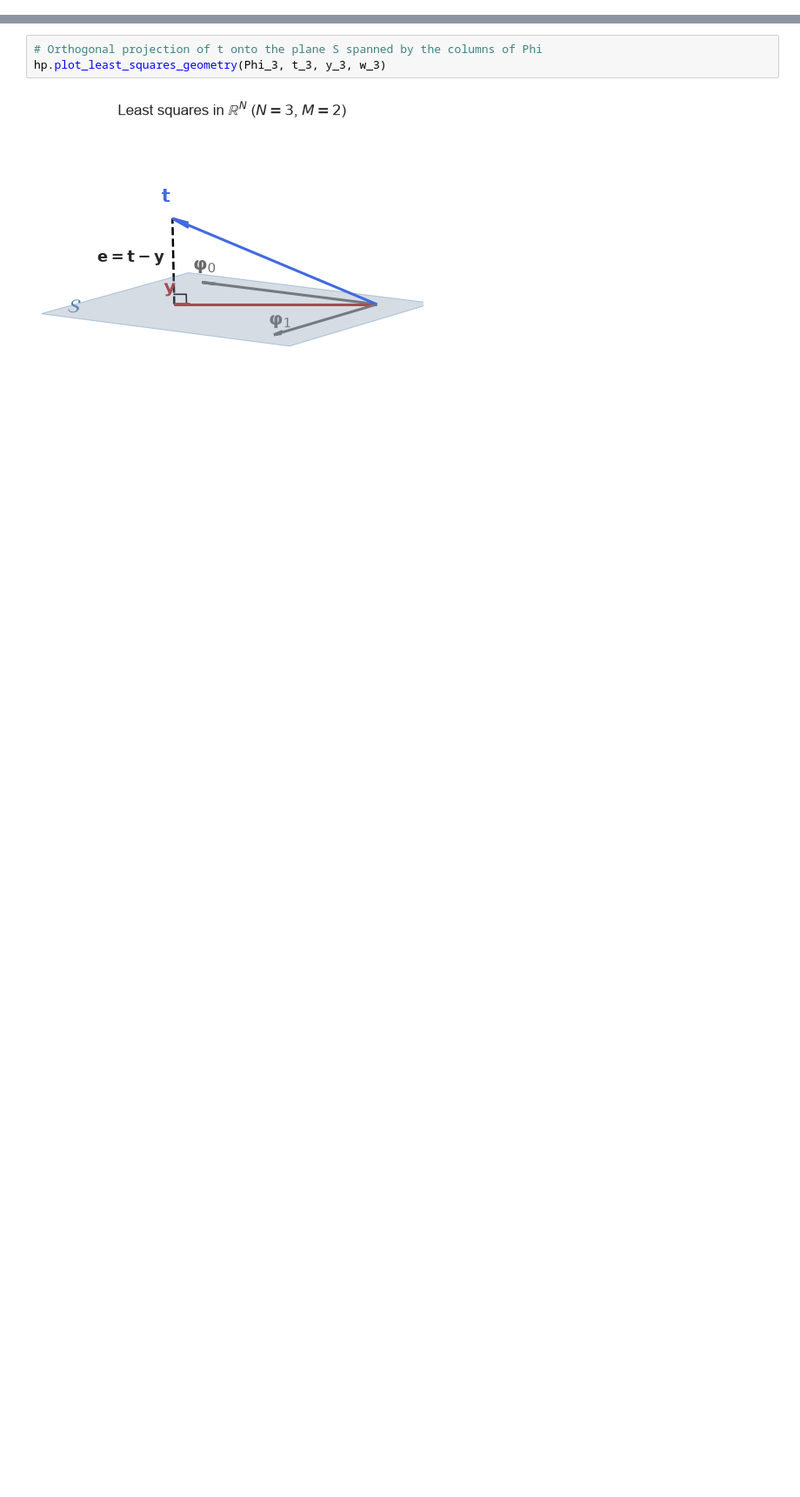
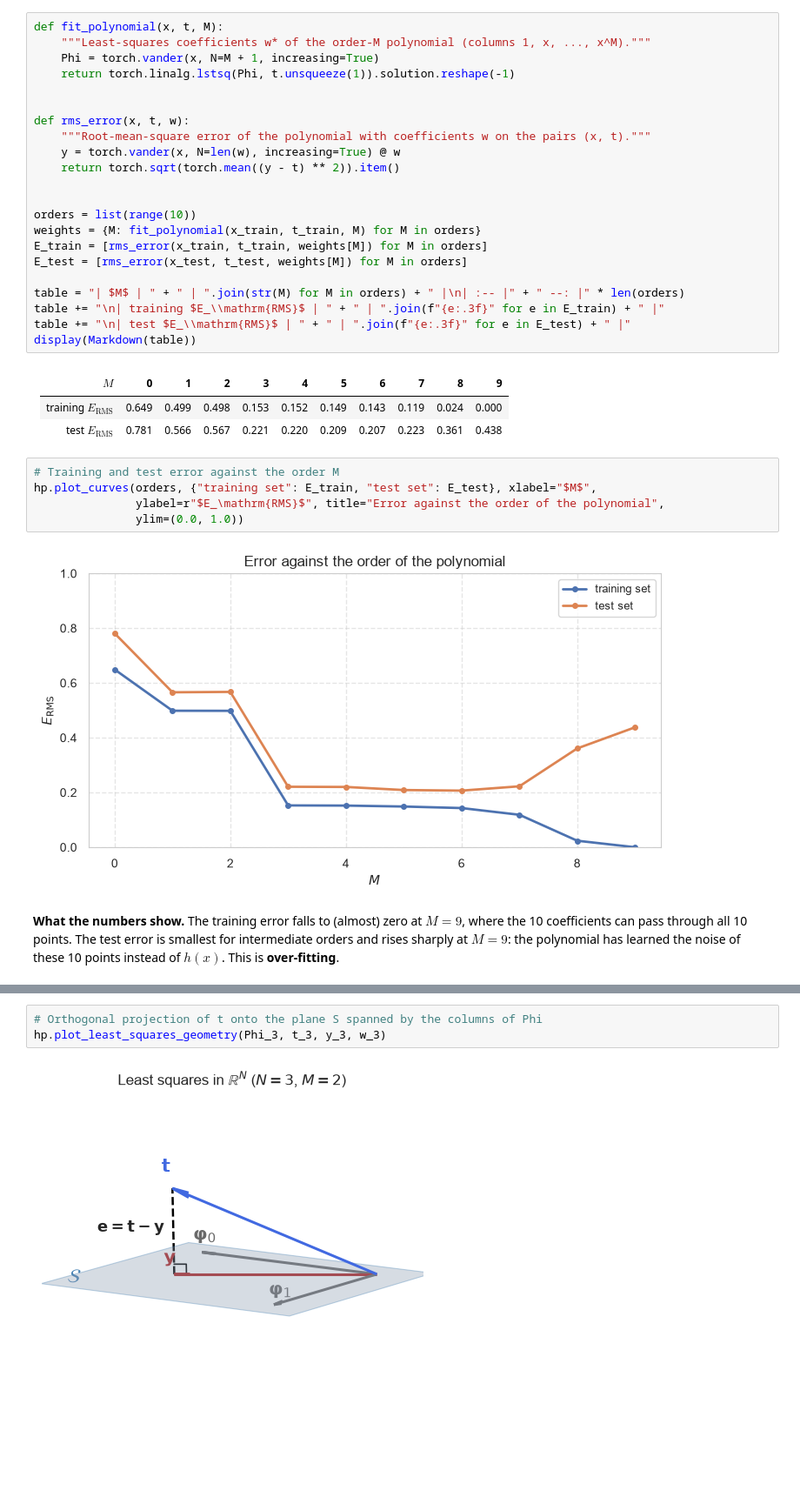
Before and after one commit to konstantin-schekotihin/dl_course, a Jupyter notebook: ML-DL/02_deep_learning/04_regression.ipynb, the cells around one changed output, grey strips where cells are left out. Shown at 87% size. Saved outputs shown, nothing was run; the diff lists cells and outputs as text; blank space fills up the shorter version.

```diff
--- a/ML-DL/02_deep_learning/04_regression.ipynb
+++ b/ML-DL/02_deep_learning/04_regression.ipynb
@@ -248,0 +124,36 @@ with $\mathbf{w} = (w_0, \dots, w_{M-1})^\mathrm{T}$ and $\boldsymbol{\phi} = (\
+# %%
+def fit_polynomial(x, t, M):
+    """Least-squares coefficients w* of the order-M polynomial (columns 1, x, ..., x^M)."""
+    Phi = torch.vander(x, N=M + 1, increasing=True)
+    return torch.linalg.lstsq(Phi, t.unsqueeze(1)).solution.reshape(-1)
+
+
+def rms_error(x, t, w):
+    """Root-mean-square error of the polynomial with coefficients w on the pairs (x, t)."""
+    y = torch.vander(x, N=len(w), increasing=True) @ w
+    return torch.sqrt(torch.mean((y - t) ** 2)).item()
+
+
+orders = list(range(10))
+weights = {M: fit_polynomial(x_train, t_train, M) for M in orders}
+E_train = [rms_error(x_train, t_train, weights[M]) for M in orders]
+E_test = [rms_error(x_test, t_test, weights[M]) for M in orders]
+
+table = "| $M$ | " + " | ".join(str(M) for M in orders) + " |\n| :-- |" + " --: |" * len(orders)
+table += "\n| training $E_\\mathrm{RMS}$ | " + " | ".join(f"{e:.3f}" for e in E_train) + " |"
+table += "\n| test $E_\\mathrm{RMS}$ | " + " | ".join(f"{e:.3f}" for e in E_test) + " |"
+display(Markdown(table))
+# %% [output]
+| $M$ | 0 | 1 | 2 | 3 | 4 | 5 | 6 | 7 | 8 | 9 |
+| :-- | --: | --: | --: | --: | --: | --: | --: | --: | --: | --: |
+| training $E_\mathrm{RMS}$ | 0.649 | 0.499 | 0.498 | 0.153 | 0.152 | 0.149 | 0.143 | 0.119 | 0.024 | 0.000 |
+| test $E_\mathrm{RMS}$ | 0.781 | 0.566 | 0.567 | 0.221 | 0.220 | 0.209 | 0.207 | 0.223 | 0.361 | 0.438 |
+# %%
+# Training and test error against the order M
+hp.plot_curves(orders, {"training set": E_train, "test set": E_test}, xlabel="$M$",
+               ylabel=r"$E_\mathrm{RMS}$", title="Error against the order of the polynomial",
+               ylim=(0.0, 1.0))
+# %% [output]
+[figure, added]
+# %% [markdown]
+**What the numbers show.** The training error falls to (almost) zero at $M = 9$, where the 10 coefficients can pass through all 10 points. The test error is smallest for intermediate orders and rises sharply at $M = 9$: the polynomial has learned the noise of these 10 points instead of $h(x)$. This is **over-fitting**.
```
Also changed, not shown: parts of 143 cells of this notebook, 5 other files.
